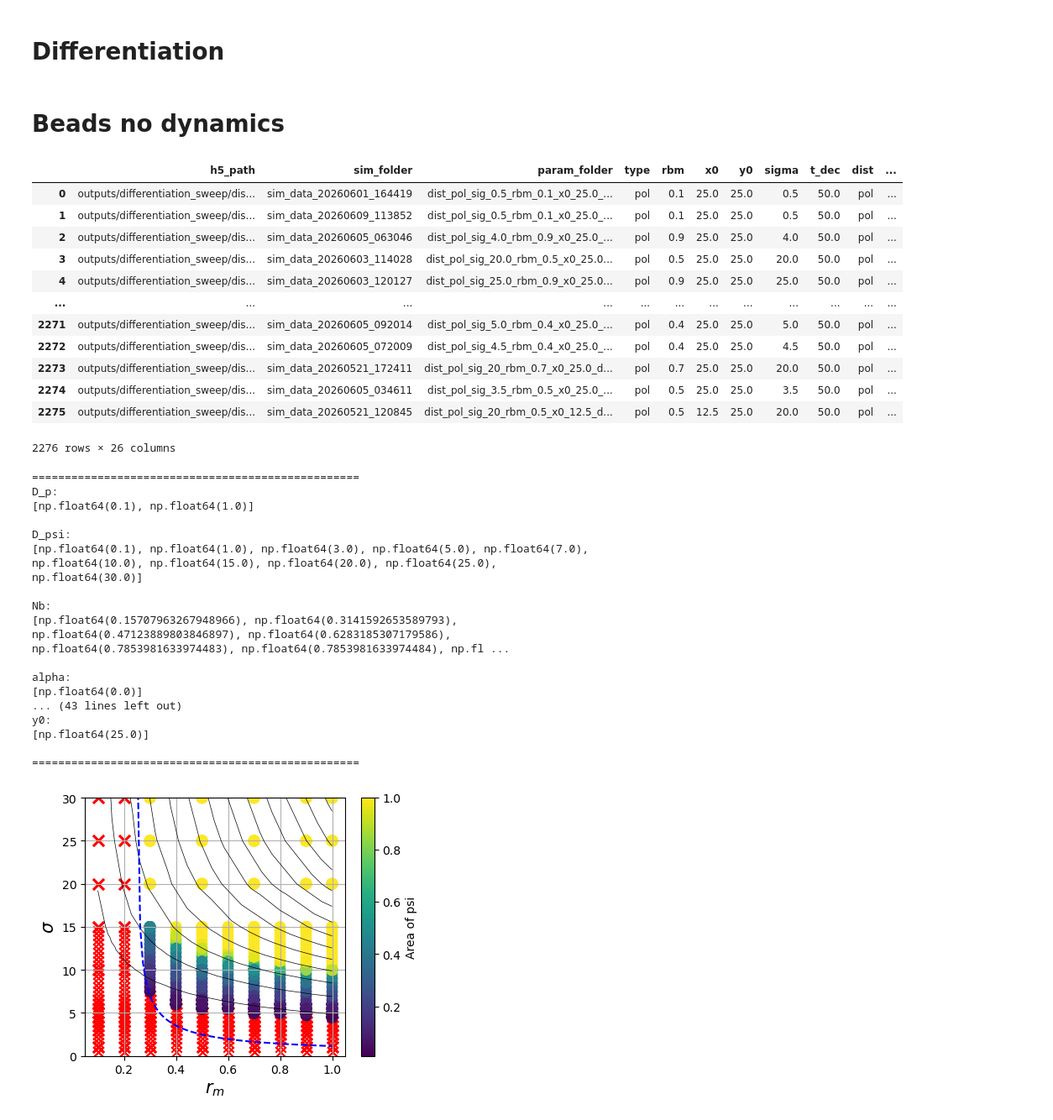
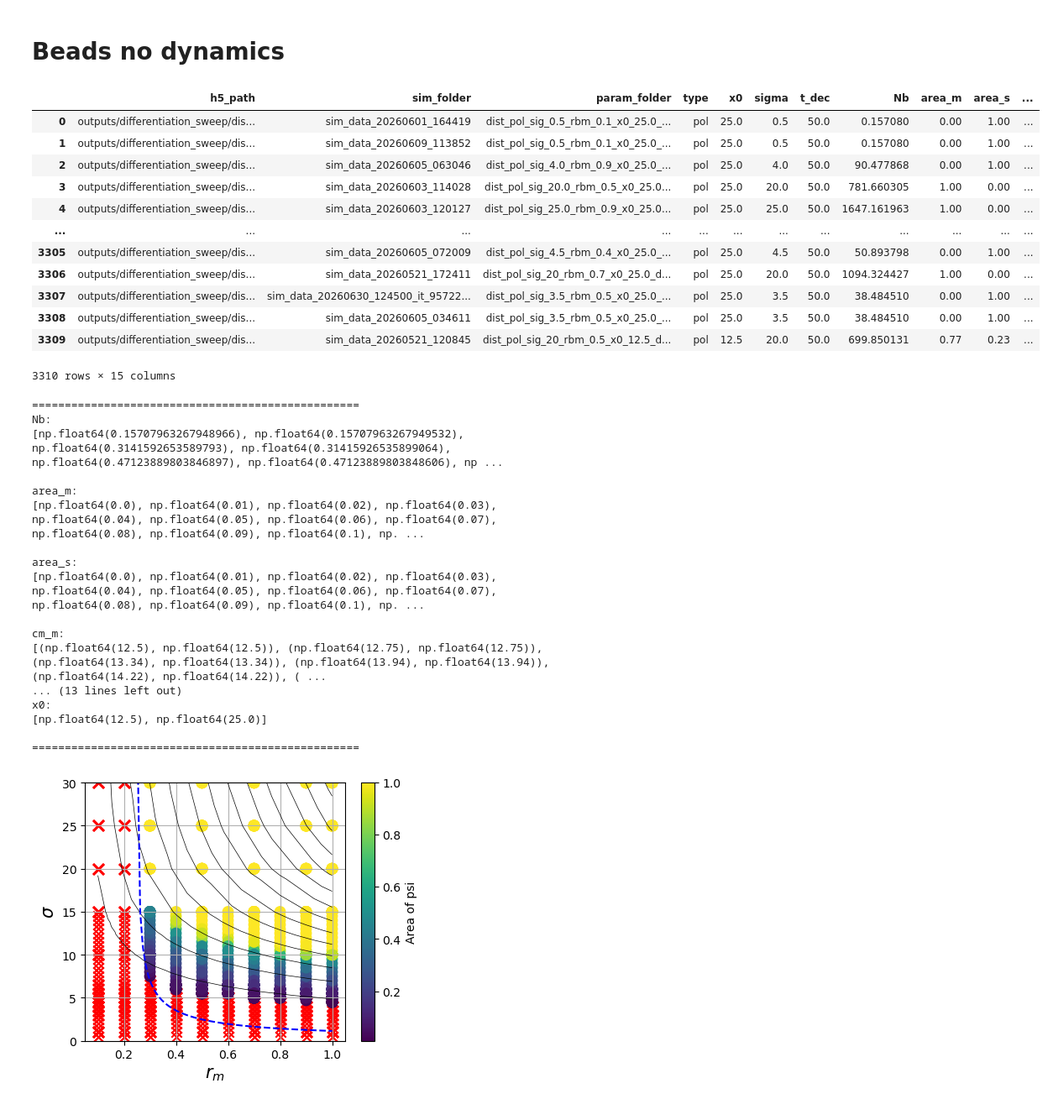
Before and after one commit to pvblop/Memory-Phase-Field-Models, a Jupyter notebook: equation_solver_gauss_dist/analysis_sweep.ipynb, the cells around one changed output. Shown at 84% size. Cells and saved outputs as stored; diff of their text form; code cells hidden in the pictures.

```diff
--- a/equation_solver_gauss_dist/analysis_sweep.ipynb
+++ b/equation_solver_gauss_dist/analysis_sweep.ipynb
@@ -1,2 +0,0 @@
-# %% [markdown]
-# Differentiation
@@ -364,48 +362,49 @@ def plot_binary_phase_scatter(df, x, y, fixed=None, ax=None):
 # %%
 base_dir = "outputs/differentiation_sweep/"
 
-df = scan(base_dir)
+params = ["type", "x0", "sigma"]
+df = scan(base_dir, params=params)
 
 display(df)
 
 print_available_parameters(df)
 
 # pd.set_option('display.max_rows', None)
 # pd.set_option('display.max_columns', None)
 
 df.to_csv("memory_models.differentiation_sweep")
 
 pd.reset_option('display.max_rows')
 pd.reset_option('display.max_columns')
 # %% [output]
-|  | h5_path | sim_folder | param_folder | type | rbm | x0 | y0 | sigma | t_dec | dist | ... |
-| 0 | outputs/differentiation_sweep/dis... | sim_data_20260601_164419 | dist_pol_sig_0.5_rbm_0.1_x0_25.0_... | pol | 0.1 | 25.0 | 25.0 | 0.5 | 50.0 | pol | ... |
-| 1 | outputs/differentiation_sweep/dis... | sim_data_20260609_113852 | dist_pol_sig_0.5_rbm_0.1_x0_25.0_... | pol | 0.1 | 25.0 | 25.0 | 0.5 | 50.0 | pol | ... |
-| 2 | outputs/differentiation_sweep/dis... | sim_data_20260605_063046 | dist_pol_sig_4.0_rbm_0.9_x0_25.0_... | pol | 0.9 | 25.0 | 25.0 | 4.0 | 50.0 | pol | ... |
-| 3 | outputs/differentiation_sweep/dis... | sim_data_20260603_114028 | dist_pol_sig_20.0_rbm_0.5_x0_25.0... | pol | 0.5 | 25.0 | 25.0 | 20.0 | 50.0 | pol | ... |
-| 4 | outputs/differentiation_sweep/dis... | sim_data_20260603_120127 | dist_pol_sig_25.0_rbm_0.9_x0_25.0... | pol | 0.9 | 25.0 | 25.0 | 25.0 | 50.0 | pol | ... |
+|  | h5_path | sim_folder | param_folder | type | x0 | sigma | t_dec | Nb | area_m | area_s | ... |
+| 0 | outputs/differentiation_sweep/dis... | sim_data_20260601_164419 | dist_pol_sig_0.5_rbm_0.1_x0_25.0_... | pol | 25.0 | 0.5 | 50.0 | 0.157080 | 0.00 | 1.00 | ... |
+| 1 | outputs/differentiation_sweep/dis... | sim_data_20260609_113852 | dist_pol_sig_0.5_rbm_0.1_x0_25.0_... | pol | 25.0 | 0.5 | 50.0 | 0.157080 | 0.00 | 1.00 | ... |
+| 2 | outputs/differentiation_sweep/dis... | sim_data_20260605_063046 | dist_pol_sig_4.0_rbm_0.9_x0_25.0_... | pol | 25.0 | 4.0 | 50.0 | 90.477868 | 0.00 | 1.00 | ... |
+| 3 | outputs/differentiation_sweep/dis... | sim_data_20260603_114028 | dist_pol_sig_20.0_rbm_0.5_x0_25.0... | pol | 25.0 | 20.0 | 50.0 | 781.660305 | 1.00 | 0.00 | ... |
+| 4 | outputs/differentiation_sweep/dis... | sim_data_20260603_120127 | dist_pol_sig_25.0_rbm_0.9_x0_25.0... | pol | 25.0 | 25.0 | 50.0 | 1647.161963 | 1.00 | 0.00 | ... |
 | ... | ... | ... | ... | ... | ... | ... | ... | ... | ... | ... | ... |
-| 2271 | outputs/differentiation_sweep/dis... | sim_data_20260605_092014 | dist_pol_sig_5.0_rbm_0.4_x0_25.0_... | pol | 0.4 | 25.0 | 25.0 | 5.0 | 50.0 | pol | ... |
-| 2272 | outputs/differentiation_sweep/dis... | sim_data_20260605_072009 | dist_pol_sig_4.5_rbm_0.4_x0_25.0_... | pol | 0.4 | 25.0 | 25.0 | 4.5 | 50.0 | pol | ... |
-| 2273 | outputs/differentiation_sweep/dis... | sim_data_20260521_172411 | dist_pol_sig_20_rbm_0.7_x0_25.0_d... | pol | 0.7 | 25.0 | 25.0 | 20.0 | 50.0 | pol | ... |
-| 2274 | outputs/differentiation_sweep/dis... | sim_data_20260605_034611 | dist_pol_sig_3.5_rbm_0.5_x0_25.0_... | pol | 0.5 | 25.0 | 25.0 | 3.5 | 50.0 | pol | ... |
-| 2275 | outputs/differentiation_sweep/dis... | sim_data_20260521_120845 | dist_pol_sig_20_rbm_0.5_x0_12.5_d... | pol | 0.5 | 12.5 | 25.0 | 20.0 | 50.0 | pol | ... |
+| 3305 | outputs/differentiation_sweep/dis... | sim_data_20260605_072009 | dist_pol_sig_4.5_rbm_0.4_x0_25.0_... | pol | 25.0 | 4.5 | 50.0 | 50.893798 | 0.00 | 1.00 | ... |
+| 3306 | outputs/differentiation_sweep/dis... | sim_data_20260521_172411 | dist_pol_sig_20_rbm_0.7_x0_25.0_d... | pol | 25.0 | 20.0 | 50.0 | 1094.324427 | 1.00 | 0.00 | ... |
+| 3307 | outputs/differentiation_sweep/dis... | sim_data_20260630_124500_it_95722... | dist_pol_sig_3.5_rbm_0.5_x0_25.0_... | pol | 25.0 | 3.5 | 50.0 | 38.484510 | 0.00 | 1.00 | ... |
+| 3308 | outputs/differentiation_sweep/dis... | sim_data_20260605_034611 | dist_pol_sig_3.5_rbm_0.5_x0_25.0_... | pol | 25.0 | 3.5 | 50.0 | 38.484510 | 0.00 | 1.00 | ... |
+| 3309 | outputs/differentiation_sweep/dis... | sim_data_20260521_120845 | dist_pol_sig_20_rbm_0.5_x0_12.5_d... | pol | 12.5 | 20.0 | 50.0 | 699.850131 | 0.77 | 0.23 | ... |
-2276 rows × 26 columns
+3310 rows × 15 columns
 ==================================================
-D_p:
-[np.float64(0.1), np.float64(1.0)]
+Nb:
+[np.float64(0.15707963267948966), np.float64(0.15707963267949532), np.float64(0.3141592653589793), np.float64(0.31415926535899064), np.float64(0.47123889803846897), np.float64(0.47123889803848606), np ...
 
-D_psi:
-[np.float64(0.1), np.float64(1.0), np.float64(3.0), np.float64(5.0), np.float64(7.0), np.float64(10.0), np.float64(15.0), np.float64(20.0), np.float64(25.0), np.float64(30.0)]
+area_m:
+[np.float64(0.0), np.float64(0.01), np.float64(0.02), np.float64(0.03), np.float64(0.04), np.float64(0.05), np.float64(0.06), np.float64(0.07), np.float64(0.08), np.float64(0.09), np.float64(0.1), np. ...
 
-Nb:
-[np.float64(0.15707963267948966), np.float64(0.3141592653589793), np.float64(0.47123889803846897), np.float64(0.6283185307179586), np.float64(0.7853981633974483), np.float64(0.7853981633974484), np.fl ...
+area_s:
+[np.float64(0.0), np.float64(0.01), np.float64(0.02), np.float64(0.03), np.float64(0.04), np.float64(0.05), np.float64(0.06), np.float64(0.07), np.float64(0.08), np.float64(0.09), np.float64(0.1), np. ...
 
-alpha:
-[np.float64(0.0)]
-... (43 lines left out)
-y0:
-[np.float64(25.0)]
+cm_m:
+[(np.float64(12.5), np.float64(12.5)), (np.float64(12.75), np.float64(12.75)), (np.float64(13.34), np.float64(13.34)), (np.float64(13.94), np.float64(13.94)), (np.float64(14.22), np.float64(14.22)), ( ...
+... (13 lines left out)
+x0:
+[np.float64(12.5), np.float64(25.0)]
 
 ==================================================
 # %%
```
Also changed, not shown: parts of 7 cells of this notebook, 7 other files.
